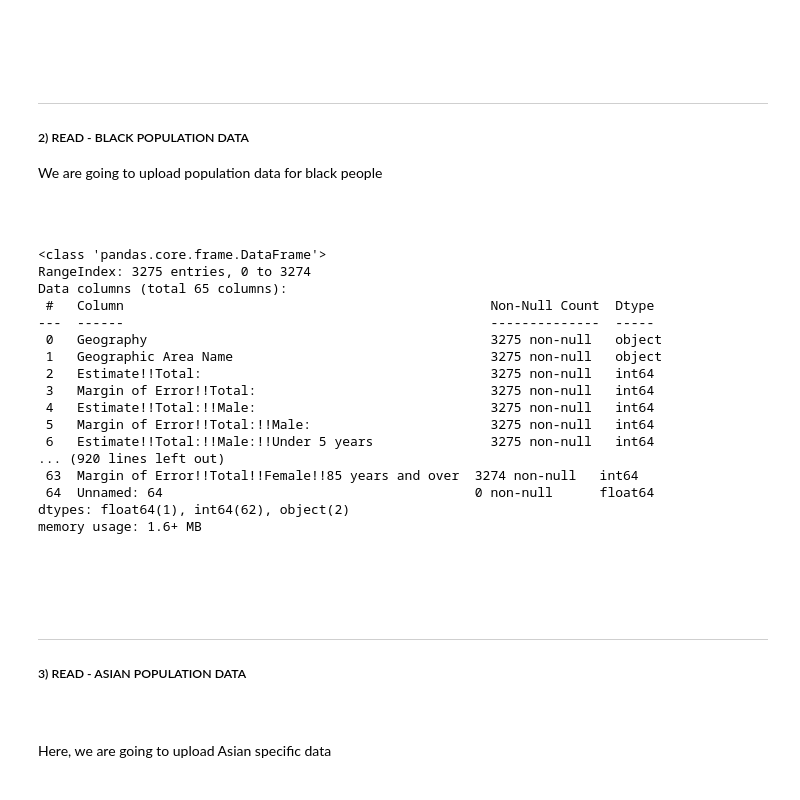
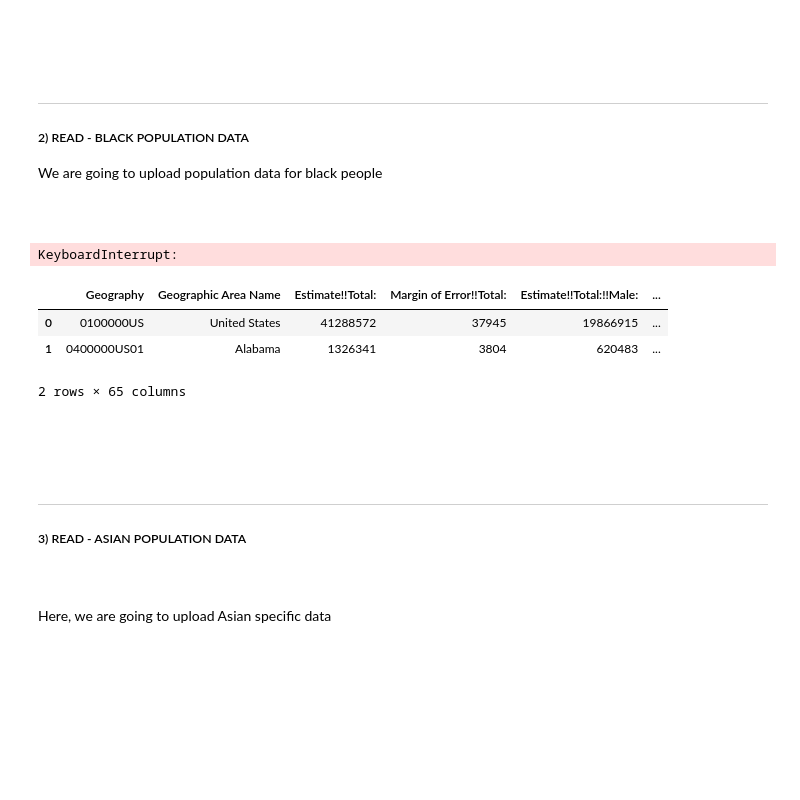
Before and after one commit to satyndragautam/plotly-dash-app, a Jupyter notebook: notebook/USA_population_data.ipynb, the cells around one changed output. Drawn from its saved outputs; the diff is of its cells as text; code cells hidden in the pictures; blank space fills up the shorter version.

```diff
--- a/notebook/USA_population_data.ipynb
+++ b/notebook/USA_population_data.ipynb
@@ -211,67 +193,57 @@ We are going to upload population data for black people
 <br>
 # %%
 # Define Path
-black_path = r"D:\my_first_dash_apps_data\United State County Health Indicators and Rankings\US Total Population Data\black_pop_2010_2022_us_all_data"
+black_path = r"https://raw.githubusercontent.com/satyndragautam/plotly-dash-app/main/notebook/notebook-data/black_pop_2010_2022_us_all_data/"
 
 # 2022
-black_pop_2022_df = pd.read_csv(fr"{black_path}\ACSDT5Y2022.B01001B-Data.csv", low_memory=False, skiprows=1)
-black_pop_2022_df.info()
+black_pop_2022_df = pd.read_csv(fr"{black_path}/ACSDT5Y2022.B01001B-Data.csv", low_memory=False, skiprows=1)
 
 # 2021
-black_pop_2021_df = pd.read_csv(fr"{black_path}\ACSDT5Y2021.B01001B-Data.csv", low_memory=False, skiprows=1)
+black_pop_2021_df = pd.read_csv(fr"{black_path}/ACSDT5Y2021.B01001B-Data.csv", low_memory=False, skiprows=1)
 
 # 2020
-black_pop_2020_df = pd.read_csv(fr"{black_path}\ACSDT5Y2020.B01001B-Data.csv", low_memory=False, skiprows=1)
+black_pop_2020_df = pd.read_csv(fr"{black_path}/ACSDT5Y2020.B01001B-Data.csv", low_memory=False, skiprows=1)
 
 # 2019
-black_pop_2019_df = pd.read_csv(fr"{black_path}\ACSDT5Y2019.B01001B-Data.csv", low_memory=False, skiprows=1)
+black_pop_2019_df = pd.read_csv(fr"{black_path}/ACSDT5Y2019.B01001B-Data.csv", low_memory=False, skiprows=1)
 
 # 2018
-black_pop_2018_df = pd.read_csv(fr"{black_path}\ACSDT5Y2018.B01001B-Data.csv", low_memory=False, skiprows=1)
+black_pop_2018_df = pd.read_csv(fr"{black_path}/ACSDT5Y2018.B01001B-Data.csv", low_memory=False, skiprows=1)
 
 # 2017
-black_pop_2017_df = pd.read_csv(fr"{black_path}\ACSDT5Y2017.B01001B-Data.csv", low_memory=False, skiprows=1)
+black_pop_2017_df = pd.read_csv(fr"{black_path}/ACSDT5Y2017.B01001B-Data.csv", low_memory=False, skiprows=1)
 
 # 2016
-black_pop_2016_df = pd.read_csv(fr"{black_path}\ACSDT5Y2016.B01001B-Data.csv", low_memory=False, skiprows=1)
+black_pop_2016_df = pd.read_csv(fr"{black_path}/ACSDT5Y2016.B01001B-Data.csv", low_memory=False, skiprows=1)
 
 # 2015
-black_pop_2015_df = pd.read_csv(fr"{black_path}\ACSDT5Y2015.B01001B-Data.csv", low_memory=False, skiprows=1)
+black_pop_2015_df = pd.read_csv(fr"{black_path}/ACSDT5Y2015.B01001B-Data.csv", low_memory=False, skiprows=1)
 
 # 2014
-black_pop_2014_df = pd.read_csv(fr"{black_path}\ACSDT5Y2014.B01001B-Data.csv", low_memory=False, skiprows=1)
+black_pop_2014_df = pd.read_csv(fr"{black_path}/ACSDT5Y2014.B01001B-Data.csv", low_memory=False, skiprows=1)
 
 # 2013
-black_pop_2013_df = pd.read_csv(fr"{black_path}\ACSDT5Y2013.B01001B-Data.csv", low_memory=False, skiprows=1)
+black_pop_2013_df = pd.read_csv(fr"{black_path}/ACSDT5Y2013.B01001B-Data.csv", low_memory=False, skiprows=1)
 
 # 2012
-black_pop_2012_df = pd.read_csv(fr"{black_path}\ACSDT5Y2012.B01001B-Data.csv", low_memory=False, skiprows=1)
+black_pop_2012_df = pd.read_csv(fr"{black_path}/ACSDT5Y2012.B01001B-Data.csv", low_memory=False, skiprows=1)
 
 # 2011
-black_pop_2011_df = pd.read_csv(fr"{black_path}\ACSDT5Y2011.B01001B-Data.csv", low_memory=False, skiprows=1)
+black_pop_2011_df = pd.read_csv(fr"{black_path}/ACSDT5Y2011.B01001B-Data.csv", low_memory=False, skiprows=1)
 
 # 2010
-black_pop_2010_df = pd.read_csv(fr"{black_path}\ACSDT5Y2010.B01001B-Data.csv", low_memory=False, skiprows=1)
+black_pop_2010_df = pd.read_csv(fr"{black_path}/ACSDT5Y2010.B01001B-Data.csv", low_memory=False, skiprows=1)
 
 # Now here we have uploaded the data for Black population
 # %% [output]
-<class 'pandas.core.frame.DataFrame'>
-RangeIndex: 3275 entries, 0 to 3274
-Data columns (total 65 columns):
- #   Column                                               Non-Null Count  Dtype
----  ------                                               --------------  -----
- 0   Geography                                            3275 non-null   object
- 1   Geographic Area Name                                 3275 non-null   object
- 2   Estimate!!Total:                                     3275 non-null   int64
- 3   Margin of Error!!Total:                              3275 non-null   int64
- 4   Estimate!!Total:!!Male:                              3275 non-null   int64
- 5   Margin of Error!!Total:!!Male:                       3275 non-null   int64
- 6   Estimate!!Total:!!Male:!!Under 5 years               3275 non-null   int64
-... (920 lines left out)
- 63  Margin of Error!!Total!!Female!!85 years and over  3274 non-null   int64
- 64  Unnamed: 64                                        0 non-null      float64
-dtypes: float64(1), int64(62), object(2)
-memory usage: 1.6+ MB
+KeyboardInterrupt:
+# %%
+black_pop_2022_df.head(2)
+# %% [output]
+|  | Geography | Geographic Area Name | Estimate!!Total: | Margin of Error!!Total: | Estimate!!Total:!!Male: | ... |
+| 0 | 0100000US | United States | 41288572 | 37945 | 19866915 | ... |
+| 1 | 0400000US01 | Alabama | 1326341 | 3804 | 620483 | ... |
+2 rows × 65 columns
 # %% [markdown]
 <br>
 <br>
```
Also changed, not shown: parts of 21 cells of this notebook, 16 other files.
